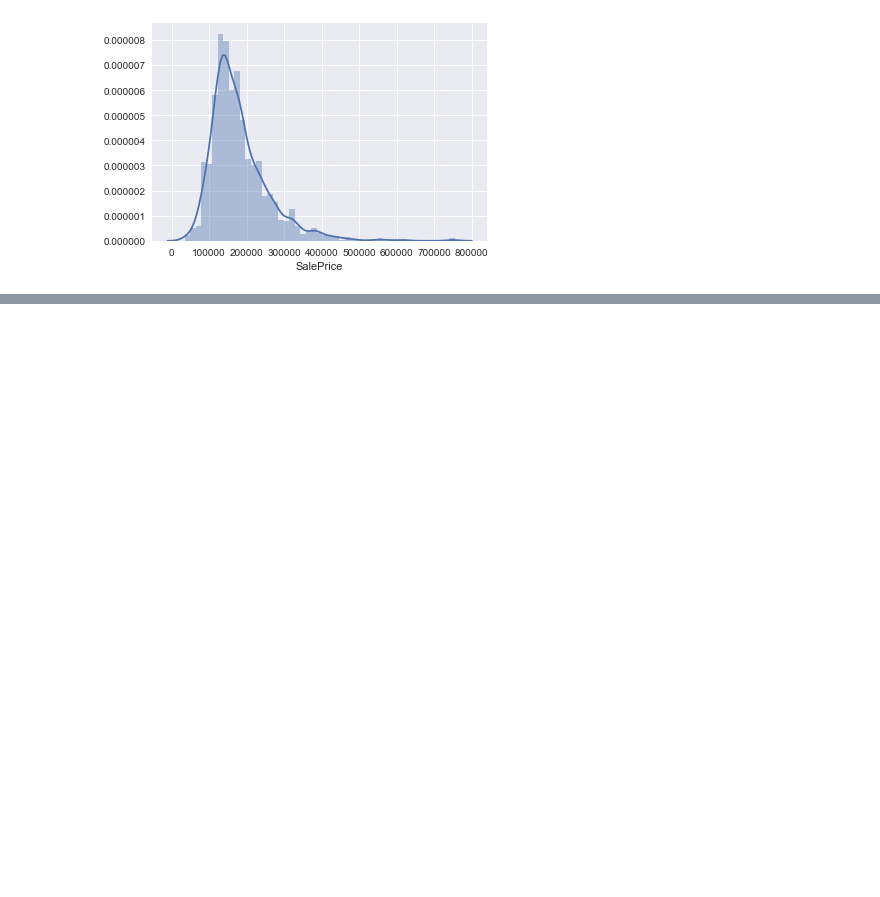
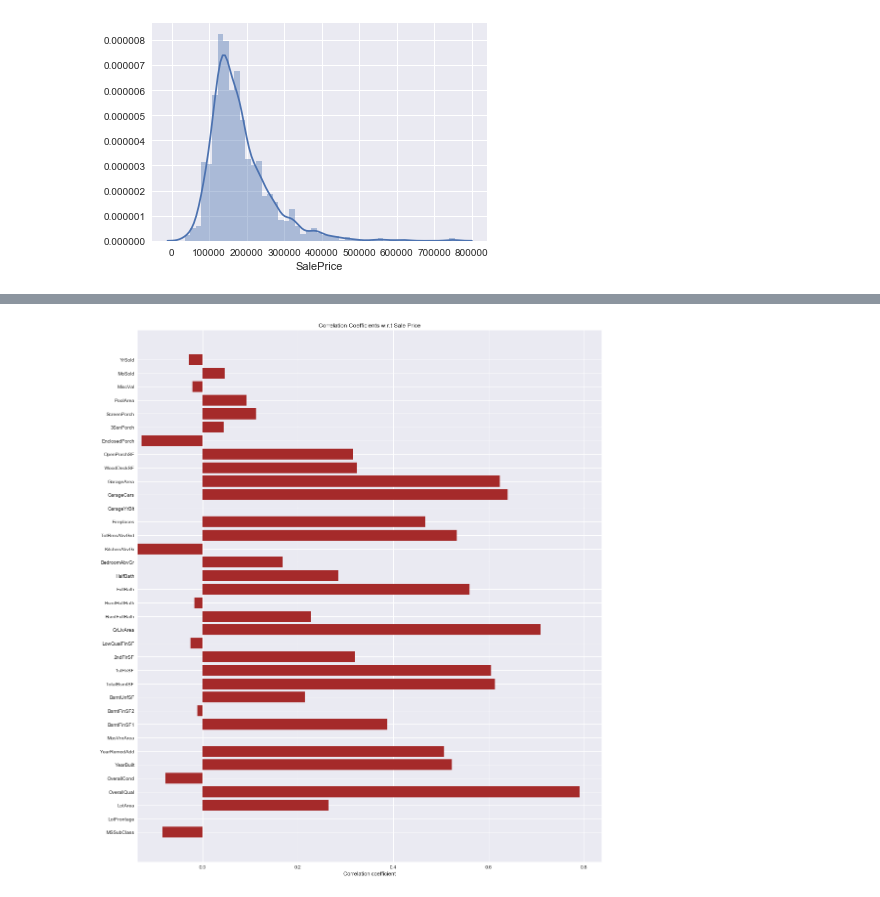
Before and after one commit to MattaUmaMaheswaraReddy/PHBS_ML_Project, a Jupyter notebook: Housing Pricing/Documents/Data Description.ipynb, the cells around one changed output, grey strips where cells are left out. Drawn from its saved outputs; the diff is of its cells as text; code cells hidden in the pictures; blank space fills up the shorter version.

Commit message:
Correlation stuff

```diff
--- a/Housing Pricing/Documents/Data Description.ipynb
+++ b/Housing Pricing/Documents/Data Description.ipynb
@@ -51,0 +75,19 @@ sns.distplot(train_df['SalePrice'])
+# %%
+#plotting correlations
+num_feat=train_df.columns[train_df.dtypes!=object]
+num_feat=num_feat[1:-1]
+labels = []
+values = []
+for col in num_feat:
+    labels.append(col)
+    values.append(np.corrcoef(train_df[col].values, train_df.SalePrice.values)[0,1])
+
+ind = np.arange(len(labels))
+fig, ax = plt.subplots(figsize=(17,20))
+rects = ax.barh(ind, np.array(values), color='brown')
+ax.set_yticks(ind)
+ax.set_yticklabels(labels, rotation='horizontal')
+ax.set_xlabel("Correlation coefficient")
+ax.set_title("Correlation Coefficients w.r.t Sale Price");
+# %% [output]
+[figure, added]
```
Also changed, not shown: parts of 2 cells of this notebook, 1 other file.
